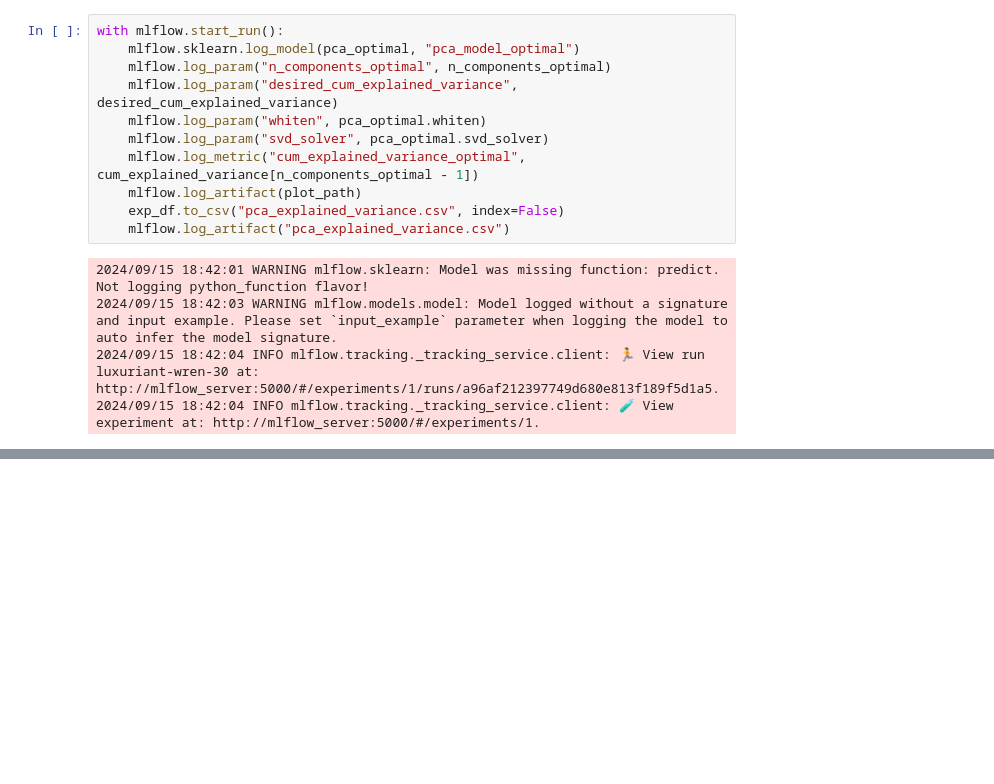
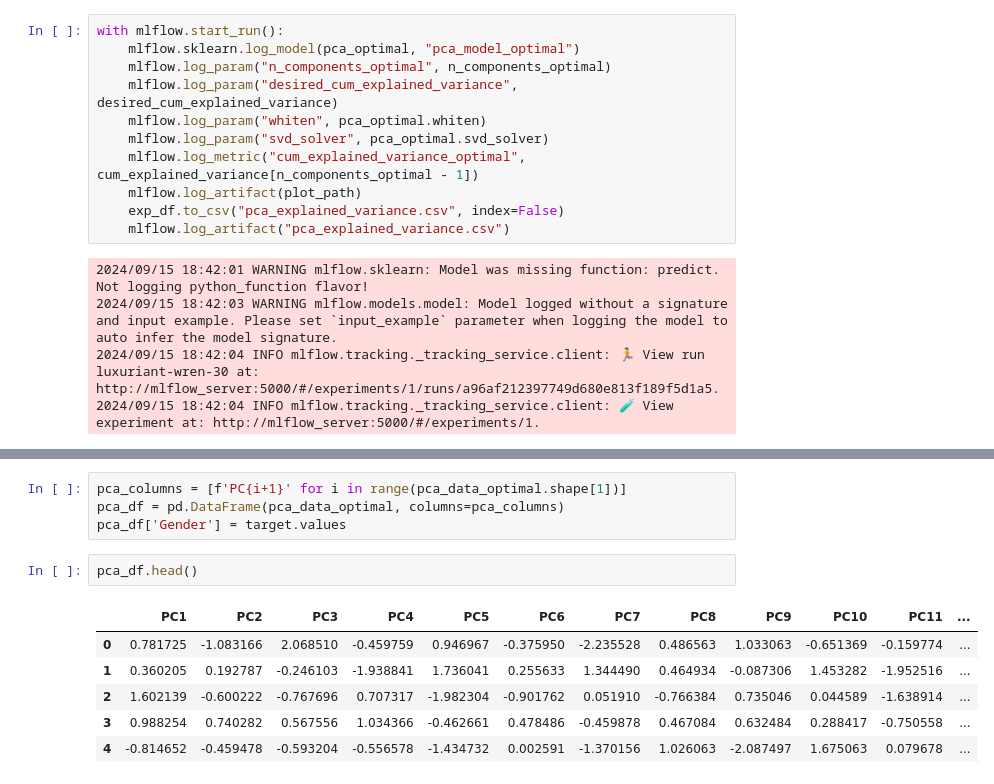
Before and after one commit to HuseynA28/awsMlopsFaceApp, a Jupyter notebook: Notebooks/FeatureEngineering.ipynb, the cells around one changed output, grey strips where cells are left out. Saved outputs shown, nothing was run; the diff lists cells and outputs as text; blank space fills up the shorter version.

```diff
--- a/Notebooks/FeatureEngineering.ipynb
+++ b/Notebooks/FeatureEngineering.ipynb
@@ -226,0 +240,13 @@ with mlflow.start_run():
+# %%
+pca_columns = [f'PC{i+1}' for i in range(pca_data_optimal.shape[1])]
+pca_df = pd.DataFrame(pca_data_optimal, columns=pca_columns)
+pca_df['Gender'] = target.values
+# %%
+pca_df.head()
+# %% [output]
+|  | PC1 | PC2 | PC3 | PC4 | PC5 | PC6 | PC7 | PC8 | PC9 | PC10 | PC11 | ... |
+| 0 | 0.781725 | -1.083166 | 2.068510 | -0.459759 | 0.946967 | -0.375950 | -2.235528 | 0.486563 | 1.033063 | -0.651369 | -0.159774 | ... |
+| 1 | 0.360205 | 0.192787 | -0.246103 | -1.938841 | 1.736041 | 0.255633 | 1.344490 | 0.464934 | -0.087306 | 1.453282 | -1.952516 | ... |
+| 2 | 1.602139 | -0.600222 | -0.767696 | 0.707317 | -1.982304 | -0.901762 | 0.051910 | -0.766384 | 0.735046 | 0.044589 | -1.638914 | ... |
+| 3 | 0.988254 | 0.740282 | 0.567556 | 1.034366 | -0.462661 | 0.478486 | -0.459878 | 0.467084 | 0.632484 | 0.288417 | -0.750558 | ... |
+| 4 | -0.814652 | -0.459478 | -0.593204 | -0.556578 | -1.434732 | 0.002591 | -1.370156 | 1.026063 | -2.087497 | 1.675063 | 0.079678 | ... |
```
Also changed, not shown: parts of 19 cells of this notebook, 2 other files.
